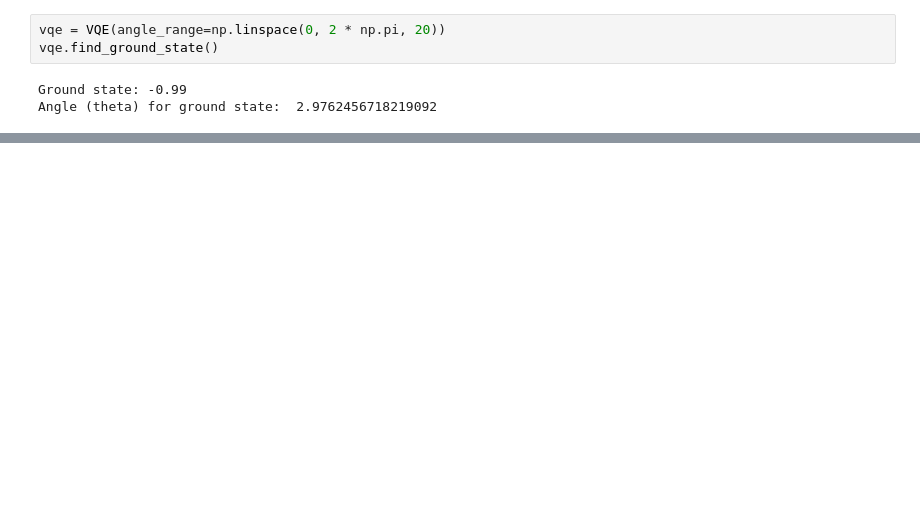
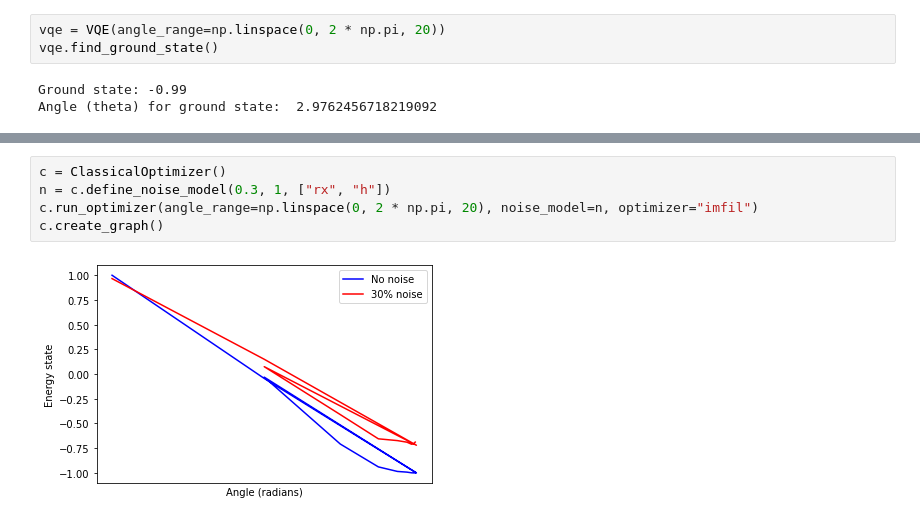
Before and after one commit to pchung39/quantum_variational_eigensolver, a Jupyter notebook: vqe.ipynb, the cells around one changed output, grey strips where cells are left out. Cells and saved outputs as stored; diff of their text form; blank space fills up the shorter version.

```diff
--- a/vqe.ipynb
+++ b/vqe.ipynb
@@ -394,0 +319,7 @@ WARNING:matplotlib.legend:No handles with labels found to put in legend.
+# %%
+c = ClassicalOptimizer()
+n = c.define_noise_model(0.3, 1, ["rx", "h"])
+c.run_optimizer(angle_range=np.linspace(0, 2 * np.pi, 20), noise_model=n, optimizer="imfil")
+c.create_graph()
+# %% [output]
+[figure, added]
```
Also changed, not shown: parts of 30 cells of this notebook, 4 other files.
